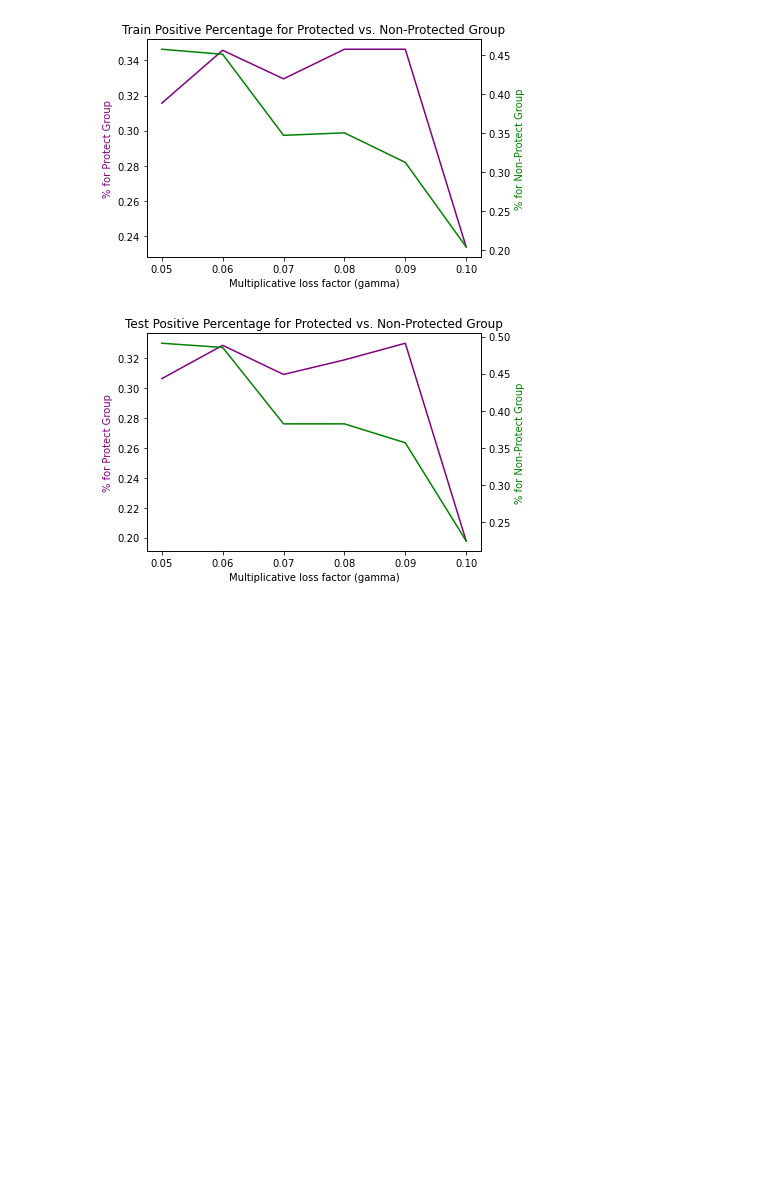
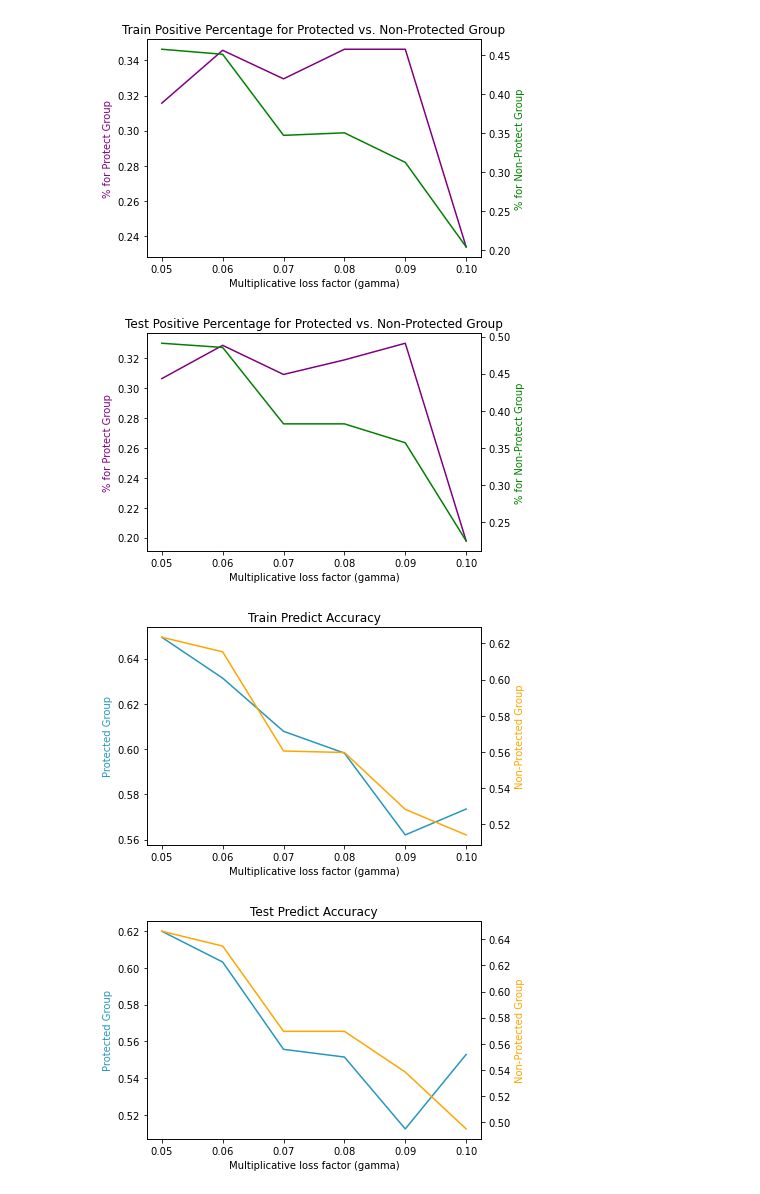
Before and after one commit to TZstatsADS/ads-spring-2022-prj4-group-1-1, a Jupyter notebook: doc/Fairness_Accuracy_Constraints.ipynb, the cells around one changed output. Cells and saved outputs as stored; diff of their text form; code cells hidden in the pictures; blank space fills up the shorter version.

```diff
--- a/doc/Fairness_Accuracy_Constraints.ipynb
+++ b/doc/Fairness_Accuracy_Constraints.ipynb
@@ -283,3 +319,14 @@ two_line_plot(gamma, eval_df.protected_pos_pec, eval_df.not_protected_pos_pec,
 # %% [output]
 [figure]
 [figure]
+# %%
+two_line_plot(gamma, eval_df.accuracy_protected_train, eval_df.accuracy_nonprotected_train,
+              title = 'Train Predict Accuracy',
+              labels = ['Protected Group', 'Non-Protected Group'], color = ['#2596be', 'orange'])
+
+two_line_plot(gamma, eval_df.accuracy_protected, eval_df.accuracy_nonprotected,
+              title = 'Test Predict Accuracy',
+              labels = ['Protected Group', 'Non-Protected Group'], color = ['#2596be', 'orange'])
+# %% [output]
+[figure, added]
+[figure, added]
```
Also changed, not shown: parts of 4 cells of this notebook.
